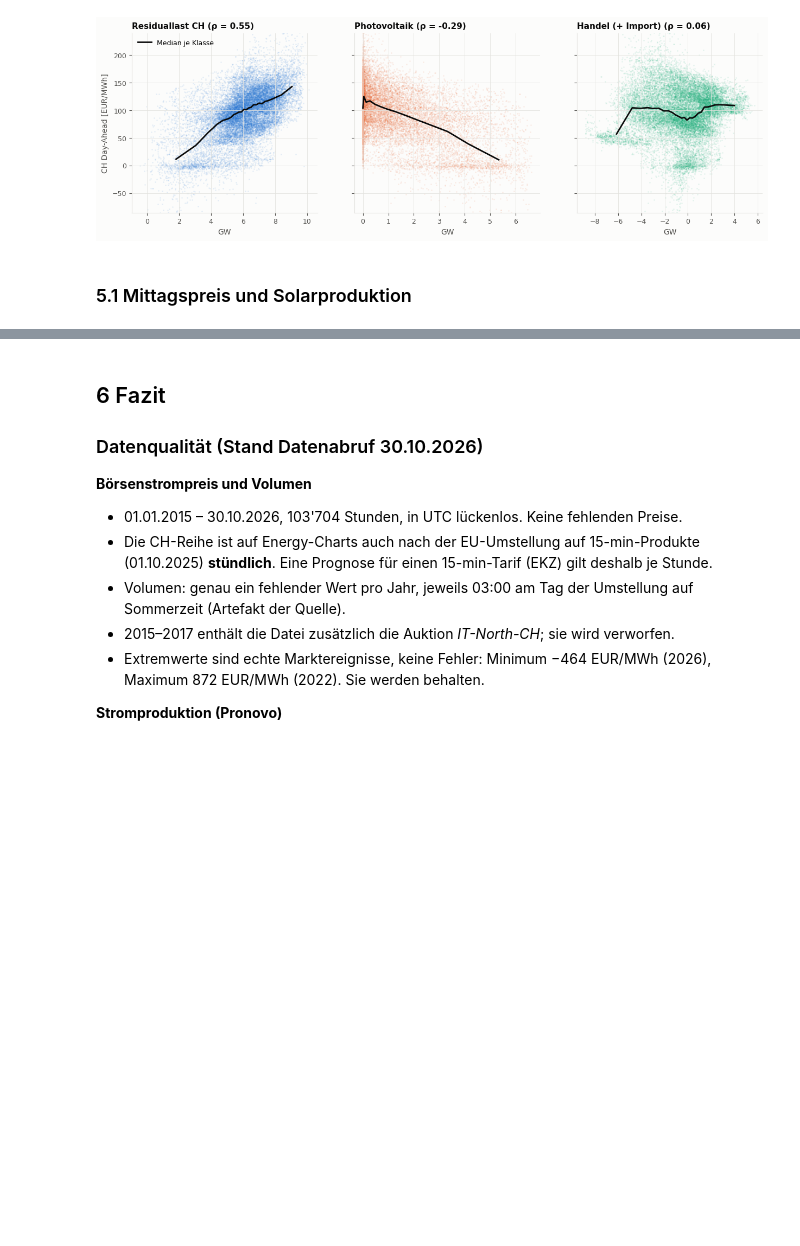
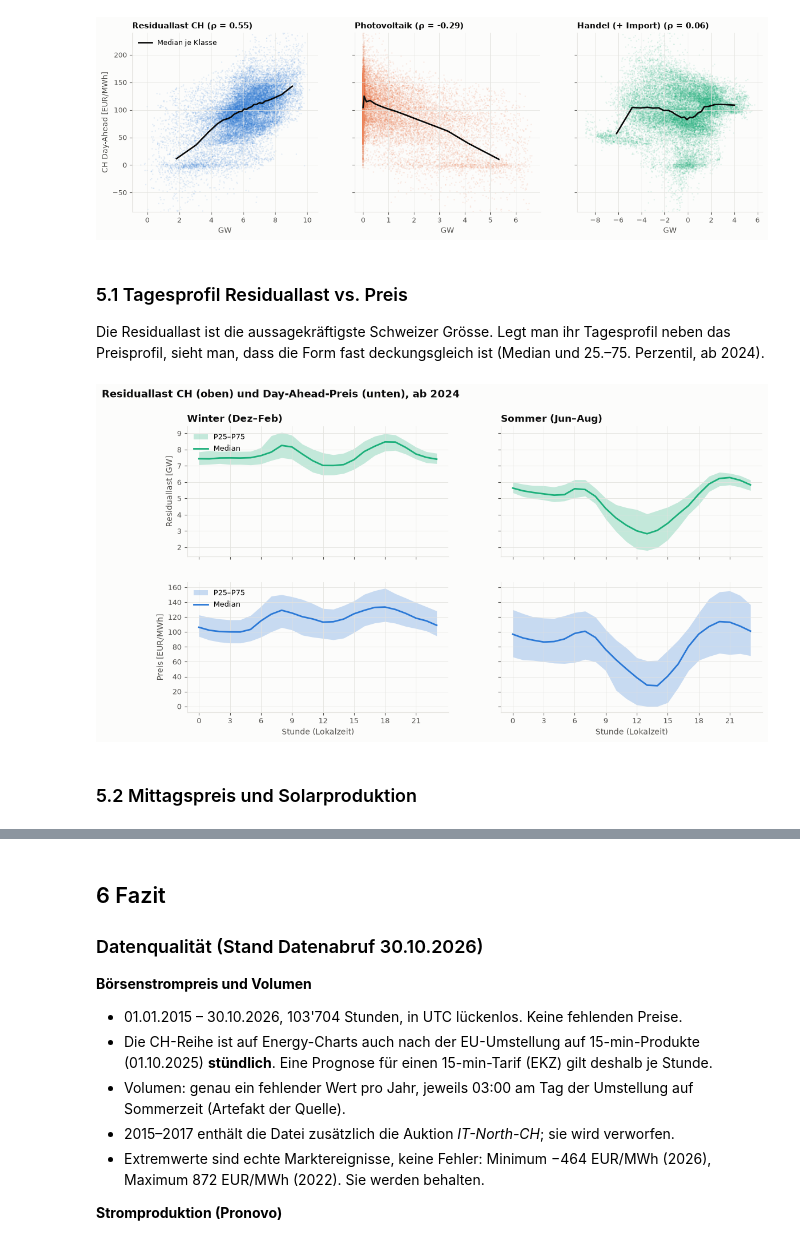
Before and after one commit to aaron04648/AI-EMS, a Jupyter notebook: notebooks/01_data_understanding.ipynb, the cells around one changed output, grey strips where cells are left out. Saved outputs shown, nothing was run; the diff lists cells and outputs as text; code cells hidden in the pictures; blank space fills up the shorter version.

```diff
--- a/notebooks/01_data_understanding.ipynb
+++ b/notebooks/01_data_understanding.ipynb
@@ -746,8 +734,38 @@ axes[0].legend(loc="upper left")
 save(fig, "11_scatter_treiber.png")
 # %% [output]
 [figure]
+# %% [markdown]
+### 5.1 Tagesprofil Residuallast vs. Preis
+
+Die Residuallast ist die aussagekräftigste Schweizer Grösse. Legt man ihr Tagesprofil neben das Preisprofil,
+sieht man, dass die Form fast deckungsgleich ist (Median und 25.–75. Perzentil, ab 2024).
+# %%
+loc_j = recent_j.index.tz_convert(TZ)
+fig, axes = plt.subplots(2, 2, figsize=(13, 6.5), sharex=True, sharey="row")
+for c, (months, title) in enumerate((([12, 1, 2], "Winter (Dez–Feb)"), ([6, 7, 8], "Sommer (Jun–Aug)"))):
+    m = np.isin(loc_j.month, months)
+    for r, (col, scale, unit, color) in enumerate((("Residuallast CH", 1e3, "Residuallast [GW]", COLORS[2]),
+                                                   ("price", 1, "Preis [EUR/MWh]", COLORS[0]))):
+        q = (recent_j.loc[m, col] / scale).groupby(loc_j[m].hour).quantile([0.25, 0.5, 0.75]).unstack()
+        ax = axes[r, c]
+        ax.fill_between(q.index, q[0.25], q[0.75], color=color, alpha=0.25, linewidth=0, label="P25–P75")
+        ax.plot(q.index, q[0.5], color=color, linewidth=2, label="Median")
+        ax.set_xticks(range(0, 24, 3))
+        if c == 0:
+            ax.set_ylabel(unit)
+        if r == 0:
+            ax.set_title(title)
+        else:
+            ax.set_xlabel("Stunde (Lokalzeit)")
+for r in range(2):
+    axes[r, 0].legend(loc="upper left")
+fig.suptitle("Residuallast CH (oben) und Day-Ahead-Preis (unten), ab 2024", x=0.01, ha="left",
+             fontsize=13, fontweight="bold", color=INK)
+save(fig, "14_residuallast_preis_tagesprofil.png")
+# %% [output]
+[figure, added]
 # %% [markdown]
-### 5.1 Mittagspreis und Solarproduktion
+### 5.2 Mittagspreis und Solarproduktion
 # %%
 noon = recent_j[recent_j["hour"].between(11, 15)][["Photovoltaik", "price"]].dropna()
 bins = pd.cut(noon["Photovoltaik"] / 1e3, np.arange(0, noon["Photovoltaik"].max() / 1e3 + 0.5, 0.5))
```
Also changed, not shown: parts of 26 cells of this notebook, 15 other files.
